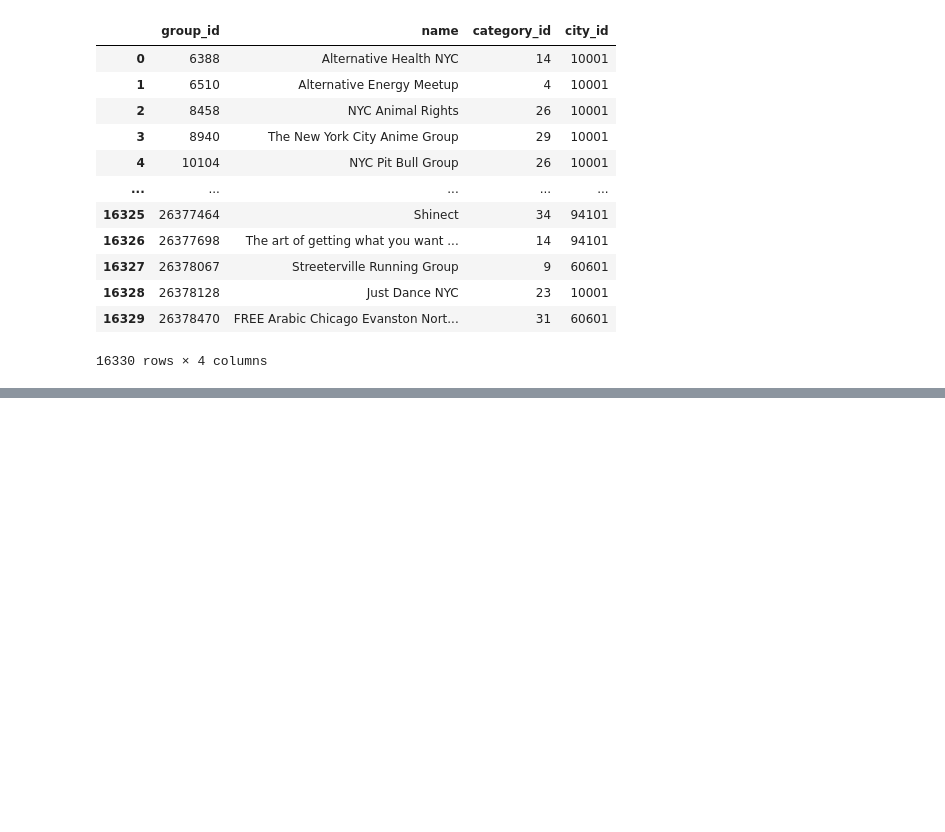
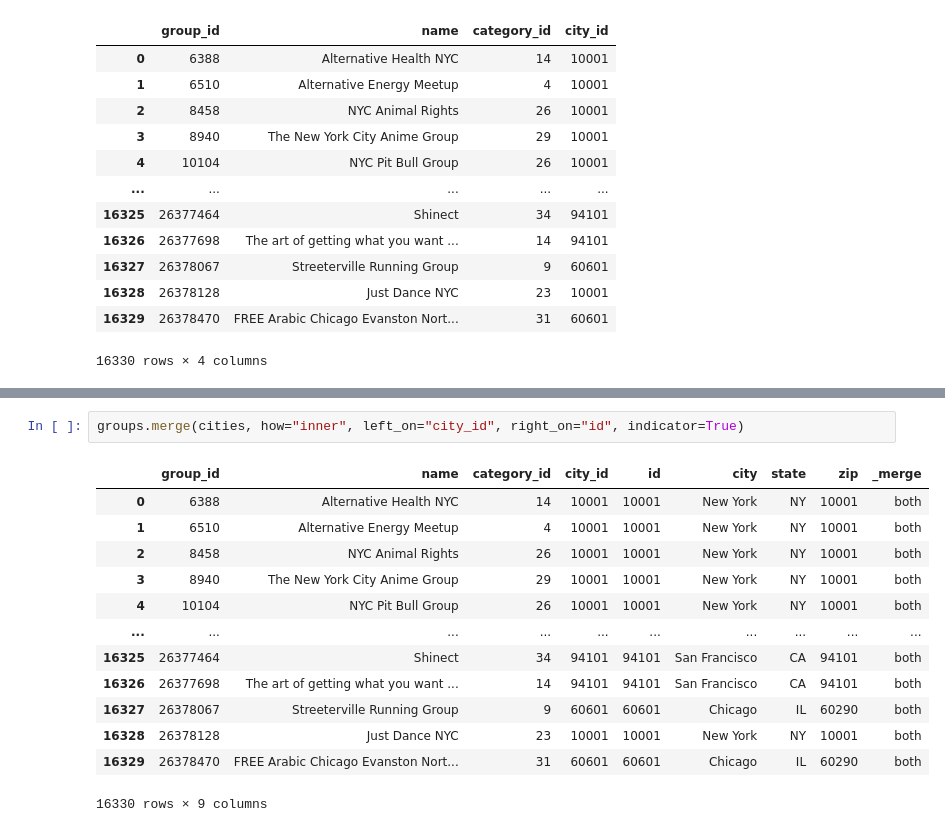
Before and after one commit to PK0438/data_analysis_class, a Jupyter notebook: Pandas_ActivityFile13.ipynb, the cells around one changed output, grey strips where cells are left out. Saved outputs shown, nothing was run; the diff lists cells and outputs as text; blank space fills up the shorter version.

```diff
--- a/Pandas_ActivityFile13.ipynb
+++ b/Pandas_ActivityFile13.ipynb
@@ -27,0 +164,16 @@ groups
+# %%
+groups.merge(cities, how="inner", left_on="city_id", right_on="id", indicator=True)
+# %% [output]
+|  | group_id | name | category_id | city_id | id | city | state | zip | _merge |
+| 0 | 6388 | Alternative Health NYC | 14 | 10001 | 10001 | New York | NY | 10001 | both |
+| 1 | 6510 | Alternative Energy Meetup | 4 | 10001 | 10001 | New York | NY | 10001 | both |
+| 2 | 8458 | NYC Animal Rights | 26 | 10001 | 10001 | New York | NY | 10001 | both |
+| 3 | 8940 | The New York City Anime Group | 29 | 10001 | 10001 | New York | NY | 10001 | both |
+| 4 | 10104 | NYC Pit Bull Group | 26 | 10001 | 10001 | New York | NY | 10001 | both |
+| ... | ... | ... | ... | ... | ... | ... | ... | ... | ... |
+| 16325 | 26377464 | Shinect | 34 | 94101 | 94101 | San Francisco | CA | 94101 | both |
+| 16326 | 26377698 | The art of getting what you want ... | 14 | 94101 | 94101 | San Francisco | CA | 94101 | both |
+| 16327 | 26378067 | Streeterville Running Group | 9 | 60601 | 60601 | Chicago | IL | 60290 | both |
+| 16328 | 26378128 | Just Dance NYC | 23 | 10001 | 10001 | New York | NY | 10001 | both |
+| 16329 | 26378470 | FREE Arabic Chicago Evanston Nort... | 31 | 60601 | 60601 | Chicago | IL | 60290 | both |
+16330 rows × 9 columns
```
Also changed, not shown: parts of 10 cells of this notebook, 1 other file.
